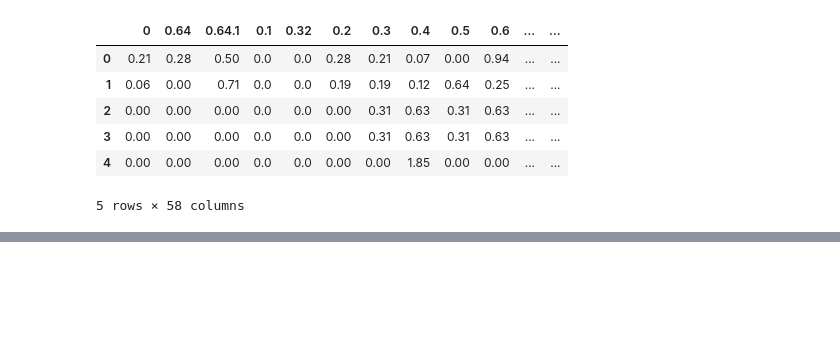
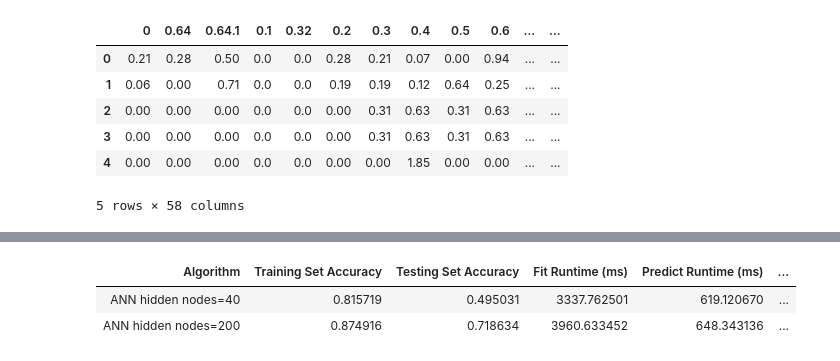
Before and after one commit to scparker/cs7641, a Jupyter notebook: Supervised Learning/ArtificalNeuralNetworks.ipynb, the cells around one changed output, grey strips where cells are left out. Drawn from its saved outputs; the diff is of its cells as text; code cells hidden in the pictures; blank space fills up the shorter version.

```diff
--- a/Supervised Learning/ArtificalNeuralNetworks.ipynb
+++ b/Supervised Learning/ArtificalNeuralNetworks.ipynb
@@ -5,6 +43,9 @@ from supervised_learning import *
 # %%
 #df_training, df_testing = loadPhishingDataSet()
+#dataset = "Phishing"
+
 df_training, df_testing = loadSpamDataSet()
+dataset = "Spam"
 # %%
 df_training.head()
 # %% [output]
@@ -63,0 +319,13 @@ Accuracy: 0.964548
+# %%
+df_results = pd.DataFrame()
+df_results["Algorithm"] = ["ANN hidden nodes=40", "ANN hidden nodes=200"]
+df_results["Training Set Accuracy"] = [training_accuracy[0][-1], training_accuracy[1][-1]]
+df_results["Testing Set Accuracy"] = [testing_accuracy[0][-1], testing_accuracy[1][-1]]
+df_results["Fit Runtime (ms)"] = [fit_run_time[0]*1000, fit_run_time[1]*1000]
+df_results["Predict Runtime (ms)"] = [predict_run_time[0]*1000, predict_run_time[1]*1000]
+df_results["Memory Usage (bytes)"] = [memory_usage[0], memory_usage[1]]
+display(HTML(df_results.to_html(index=False)))
+# %% [output]
+| Algorithm | Training Set Accuracy | Testing Set Accuracy | Fit Runtime (ms) | Predict Runtime (ms) | ... |
+| ANN hidden nodes=40 | 0.815719 | 0.495031 | 3337.762501 | 619.120670 | ... |
+| ANN hidden nodes=200 | 0.874916 | 0.718634 | 3960.633452 | 648.343136 | ... |
```
Also changed, not shown: parts of 9 cells of this notebook, 1 other file.
